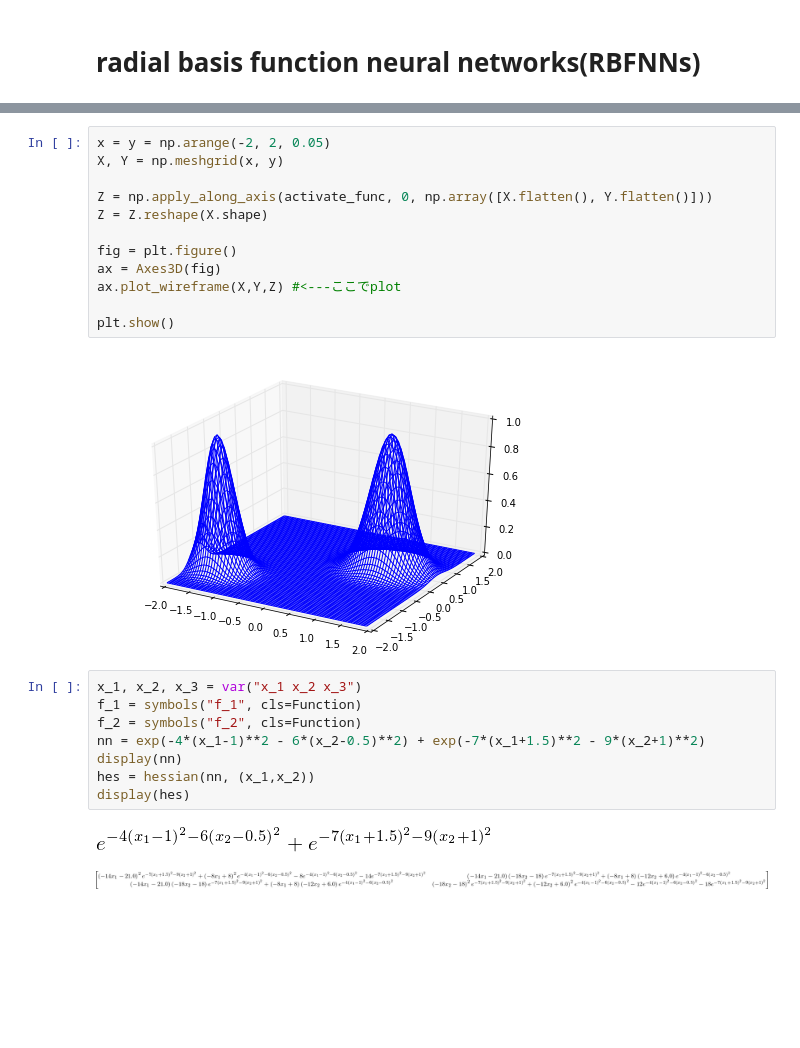
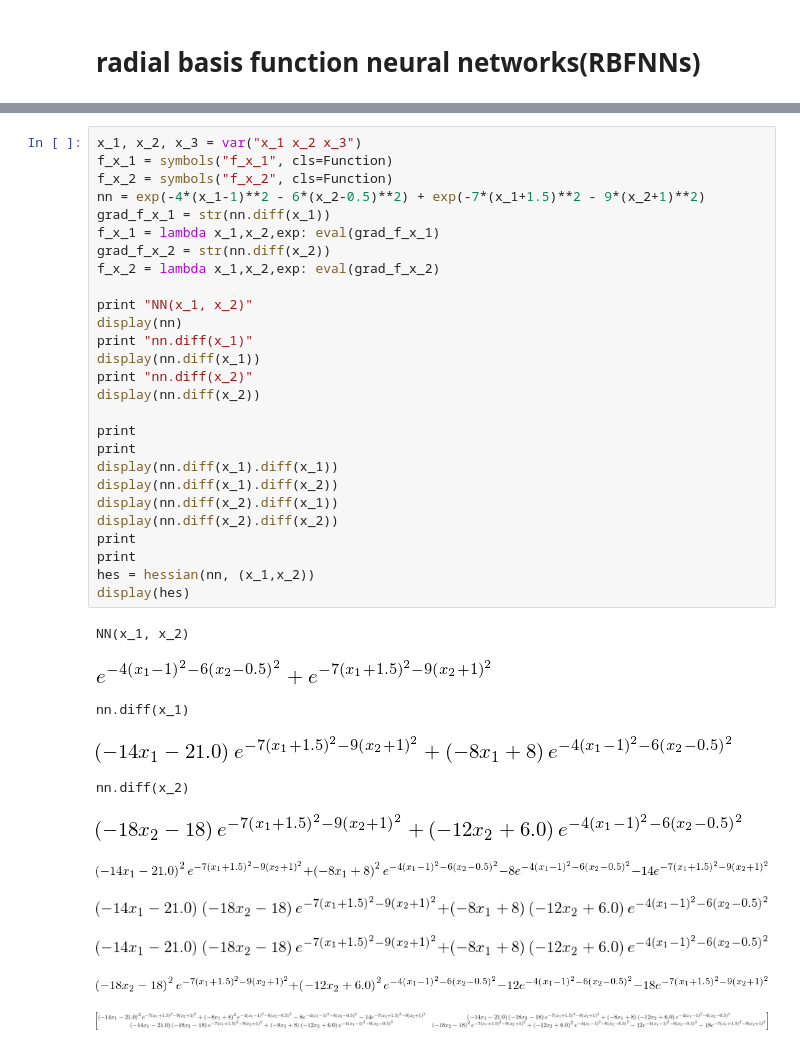
Before and after one commit to tkda-h3/interval-newton-method, a Jupyter notebook: nn-output-optimization.ipynb, the cells around one changed output, grey strips where cells are left out. Cells and saved outputs as stored; diff of their text form; blank space fills up the shorter version.

```diff
--- a/nn-output-optimization.ipynb
+++ b/nn-output-optimization.ipynb
@@ -28,27 +46,41 @@ def activate_func(x):
-# %%
-x = y = np.arange(-2, 2, 0.05)
-X, Y = np.meshgrid(x, y)
-
-Z = np.apply_along_axis(activate_func, 0, np.array([X.flatten(), Y.flatten()]))
-Z = Z.reshape(X.shape)
-
-fig = plt.figure()
-ax = Axes3D(fig)
-ax.plot_wireframe(X,Y,Z) #<---ここでplot
-
-plt.show()
-# %% [output]
-[figure, removed]
 # %%
 x_1, x_2, x_3 = var("x_1 x_2 x_3")
-f_1 = symbols("f_1", cls=Function)
-f_2 = symbols("f_2", cls=Function)
+f_x_1 = symbols("f_x_1", cls=Function)
+f_x_2 = symbols("f_x_2", cls=Function)
 nn = exp(-4*(x_1-1)**2 - 6*(x_2-0.5)**2) + exp(-7*(x_1+1.5)**2 - 9*(x_2+1)**2)
+grad_f_x_1 = str(nn.diff(x_1))
+f_x_1 = lambda x_1,x_2,exp: eval(grad_f_x_1)
+grad_f_x_2 = str(nn.diff(x_2))
+f_x_2 = lambda x_1,x_2,exp: eval(grad_f_x_2)
+
+print "NN(x_1, x_2)"
 display(nn)
+print "nn.diff(x_1)"
+display(nn.diff(x_1))
+print "nn.diff(x_2)"
+display(nn.diff(x_2))
+
+print
+print
+display(nn.diff(x_1).diff(x_1))
+display(nn.diff(x_1).diff(x_2))
+display(nn.diff(x_2).diff(x_1))
+display(nn.diff(x_2).diff(x_2))
+print
+print
 hes = hessian(nn, (x_1,x_2))
 display(hes)
 # %% [output]
+NN(x_1, x_2)
 [figure]
+nn.diff(x_1)
-[figure, old version]
+[figure, new version]
+nn.diff(x_2)
+[figure, added]
+[figure, added]
+[figure, added]
+[figure, added]
+[figure, added]
+[figure, added]
 # %%
 iv_func_eval = lambda func, x_1,x_2,exp: eval(str(func))
```
Also changed, not shown: parts of 8 cells of this notebook, 2 other files.
